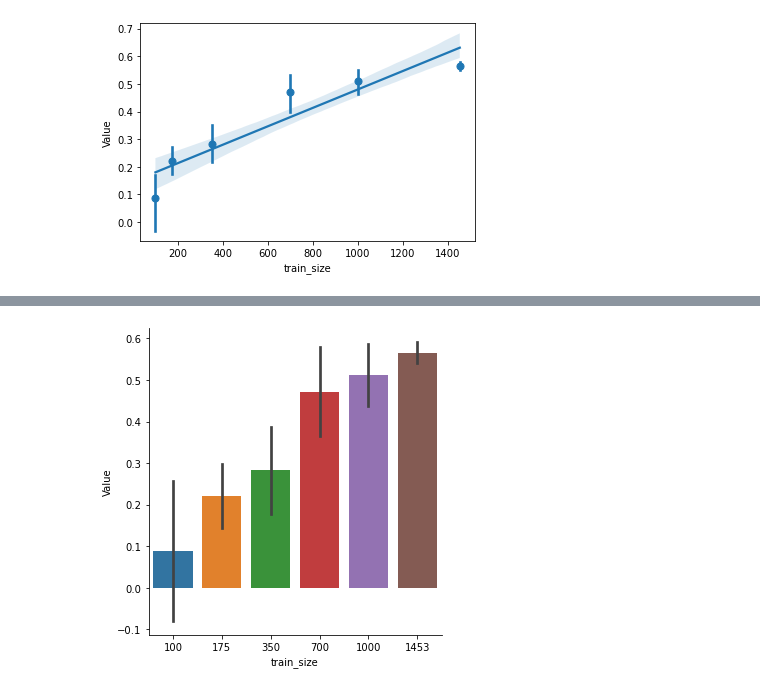
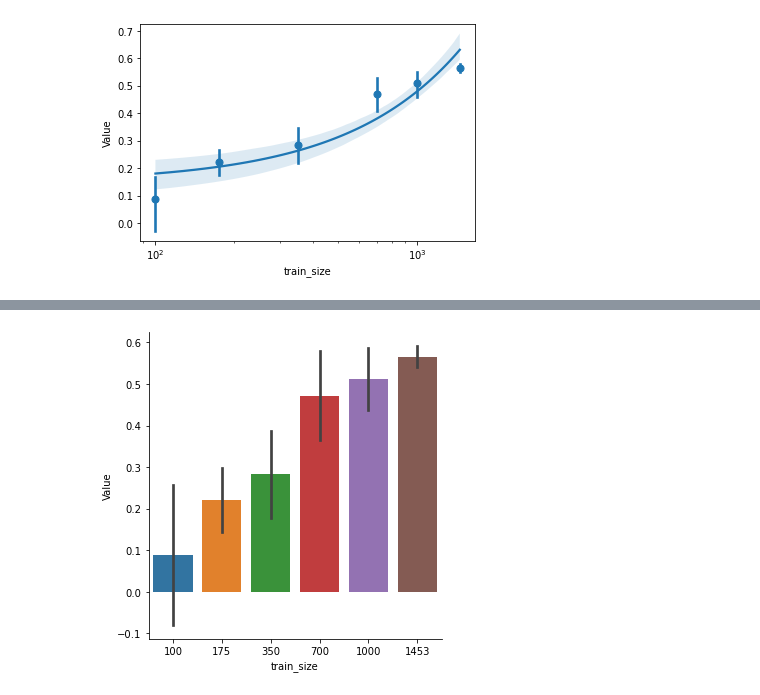
Before and after one commit to arokem/afq-deep-learning, a Jupyter notebook: notebooks/20220706-lenet-plot.ipynb, the cells around one changed output, grey strips where cells are left out. Saved outputs shown, nothing was run; the diff lists cells and outputs as text; code cells hidden in the pictures.

```diff
--- a/notebooks/20220706-lenet-plot.ipynb
+++ b/notebooks/20220706-lenet-plot.ipynb
@@ -13,9 +13,10 @@ for ii in range(6):
     all_df.append(results)
 # %%
 data = pd.concat(all_df)
-# %%
-ax = sns.regplot(x="train_size", y='Value', data=data[(data["Metric"]=="r2")], x_estimator=np.mean)
-# %% [output]
-[figure, removed]
+# %%
+ax = sns.regplot(x="train_size", y='Value', data=data[(data["Metric"]=="r2")], x_estimator=np.mean)
+ax.set_xscale('log')
+# %% [output]
+[figure, added]
 # %%
 ax = sns.regplot(x="train_size", y='Value', data=data[(data["Metric"]=="mae")], x_estimator=np.mean)
```
Also changed, not shown: parts of 2 cells of this notebook, 4 other files.
